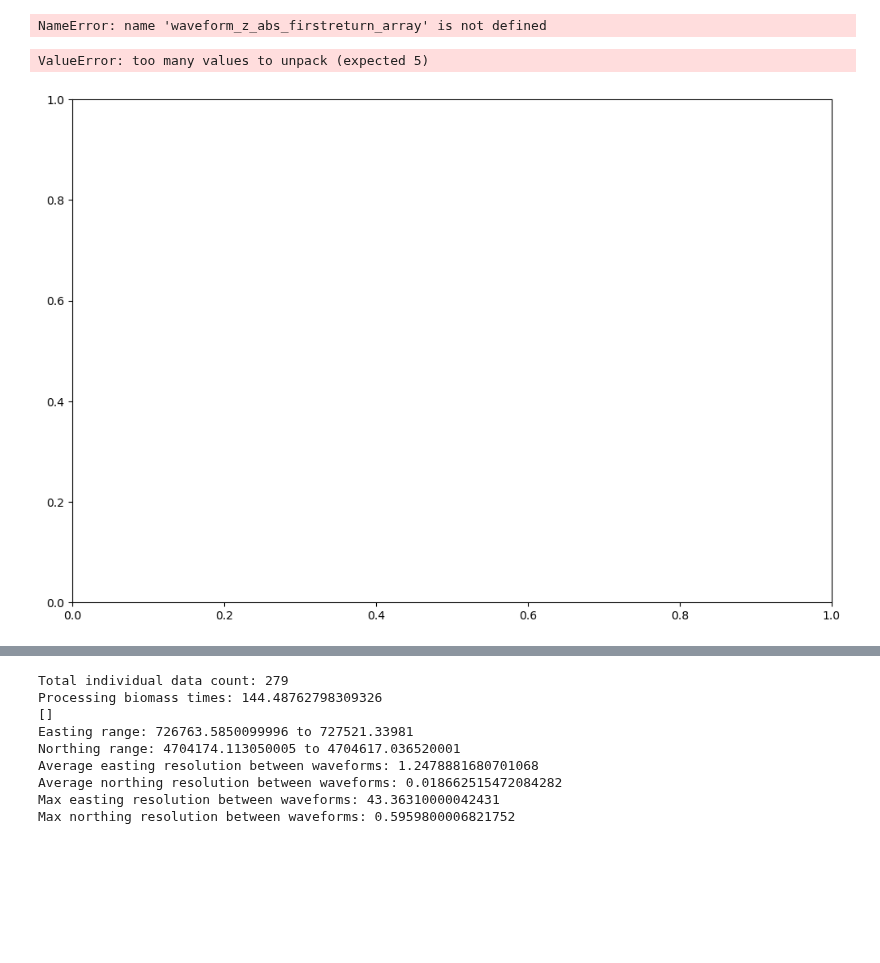
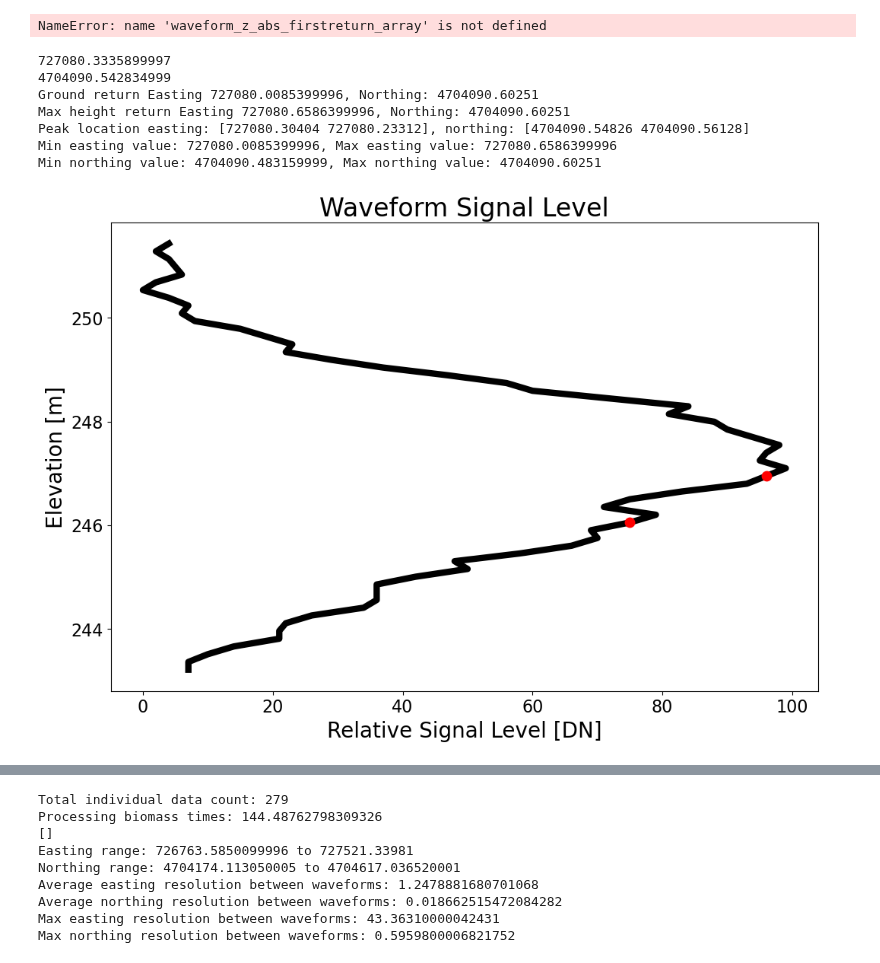
Before and after one commit to feyu39/Neon-Full-Waveform-LiDAR-Processor, a Jupyter notebook: neon_processor_one.ipynb, the cells around one changed output, grey strips where cells are left out. Drawn from its saved outputs; the diff is of its cells as text; code cells hidden in the pictures; blank space fills up the shorter version.

```diff
--- a/neon_processor_one.ipynb
+++ b/neon_processor_one.ipynb
@@ -794,41 +794,49 @@ fig, (ax1) = plt.subplots(1, 1, figsize=(12, 8))
 
 waveform_files = waveform_file.split('.')
 pls_file = waveform_files[0] + '.pls'
 wvs_file = waveform_files[0] + '.wvs'
 readbin_pls_file = open(pls_file,"rb")
 readbin_pls_file.seek(0,0)
 readbin_wvs_file = open(wvs_file,"rb")
 readbin_wvs_file.seek(0,0)
 
-iPulse = 2499
+iPulse = 8379559
 
-dxdydz = dxdydz_array[iPulse,:]
-xyz_bin0 = xyz_bin0_array[iPulse,:]
-xyz_lastbin = xyz_lastbin_array[iPulse,:]
+# dxdydz = dxdydz_array[iPulse,:]
+# xyz_bin0 = xyz_bin0_array[iPulse,:]
+# xyz_lastbin = xyz_lastbin_array[iPulse,:]
 
 # Read waveform
-waveform, waveform_x_axis, waveform_y_axis, waveform_z_axis, offset = read_NEONAOP_pulsewaves_waveform(readbin_pls_file,readbin_wvs_file,iPulse,offset_to_pulse_data,pulse_size,T_scale_factor,T_offset,x_scale_factor,x_offset,y_scale_factor,y_offset,z_scale_factor,z_offset,sampling_record_pulse_descriptor_index_lookup_array,pulse_descriptor_optical_center_to_anchor_point_array,pulse_descriptor_number_of_extra_wave_bytes_array,pulse_descriptor_number_of_samplings_array,sampling_record_bits_for_duration_from_anchor_array,sampling_record_scale_for_duration_from_anchor_array,sampling_record_offset_for_duration_from_anchor_array,sampling_record_bits_for_number_of_segments_array,sampling_record_bits_for_number_of_samples_array,sampling_record_number_of_segments_array,sampling_record_number_of_samples_array,sampling_record_bits_per_sample_array)
-print(waveform_z_axis)
+waveform, waveform_x_axis, waveform_y_axis, waveform_z_axis, offset, multiple_segments = read_NEONAOP_pulsewaves_waveform(readbin_pls_file,readbin_wvs_file,iPulse,offset_to_pulse_data,pulse_size,T_scale_factor,T_offset,x_scale_factor,x_offset,y_scale_factor,y_offset,z_scale_factor,z_offset,sampling_record_pulse_descriptor_index_lookup_array,pulse_descriptor_optical_center_to_anchor_point_array,pulse_descriptor_number_of_extra_wave_bytes_array,pulse_descriptor_number_of_samplings_array,sampling_record_bits_for_duration_from_anchor_array,sampling_record_scale_for_duration_from_anchor_array,sampling_record_offset_for_duration_from_anchor_array,sampling_record_bits_for_number_of_segments_array,sampling_record_bits_for_number_of_samples_array,sampling_record_number_of_segments_array,sampling_record_number_of_samples_array,sampling_record_bits_per_sample_array)
+# print(waveform_z_axis)
+print(np.mean(waveform_x_axis))
+print(np.mean(waveform_y_axis))
 # Evaluate waveform
 #32.0
 waveform_intensity_threshold = 10.0
 
 # Peak location indices
 return_location_count, return_peak_location_list, return_location_list_x, return_intensity_list = waveform_peak_detection(waveform,waveform_intensity_threshold)
 
 print_waveform_location_information(waveform_x_axis, waveform_y_axis, waveform_z_axis, return_peak_location_list)
 ax1.tick_params(axis='both',which='major',labelsize=16)
 ax1.set_title('Waveform Signal Level', size = 24)
 ax1.set_xlabel('Relative Signal Level [DN]', size = 20)
 ax1.set_ylabel('Elevation [m]', size = 20)
 ax1.plot(waveform,waveform_z_axis,color='black',linewidth=6,zorder=1)
 ax1.scatter(return_intensity_list,waveform_z_axis[return_peak_location_list],color='red',s=80,zorder=2)
 
 readbin_pls_file.close()
 readbin_wvs_file.close()
 # %% [output]
-ValueError: too many values to unpack (expected 5)
+727080.3335899997
+4704090.542834999
+Ground return Easting 727080.0085399996, Northing: 4704090.60251
+Max height return Easting 727080.6586399996, Northing: 4704090.60251
+Peak location easting: [727080.30404 727080.23312], northing: [4704090.54826 4704090.56128]
+Min easting value: 727080.0085399996, Max easting value: 727080.6586399996
+Min northing value: 4704090.483159999, Max northing value: 4704090.60251
-[figure, old version]
+[figure, new version]
 # %%
 def normalize_cumulative_return_energy(waveform_intensity_x, waveform_elevation_y, plot):
     # Create normalized cumulative signal energy from waveform intensity values
```
Also changed, not shown: parts of 9 cells of this notebook.
